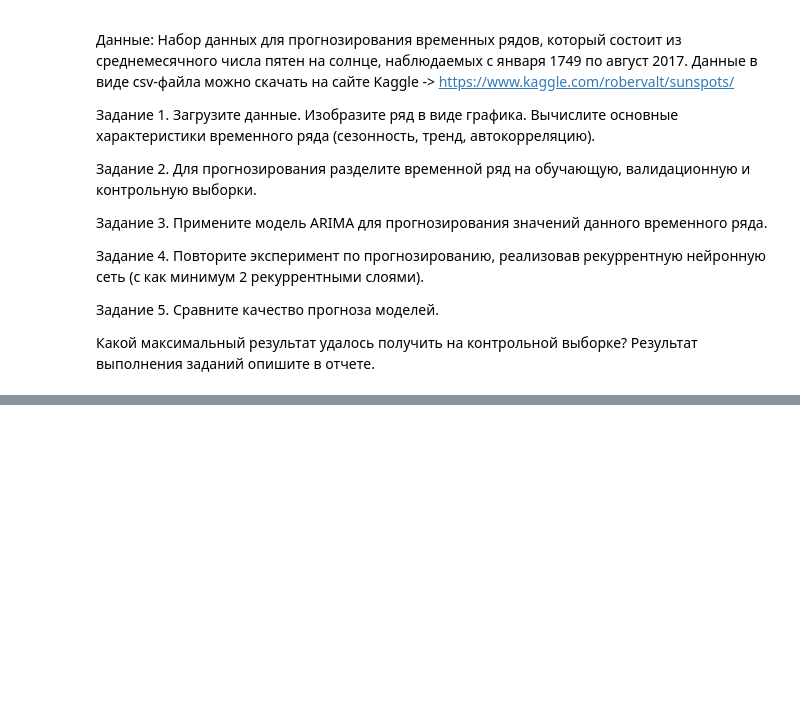
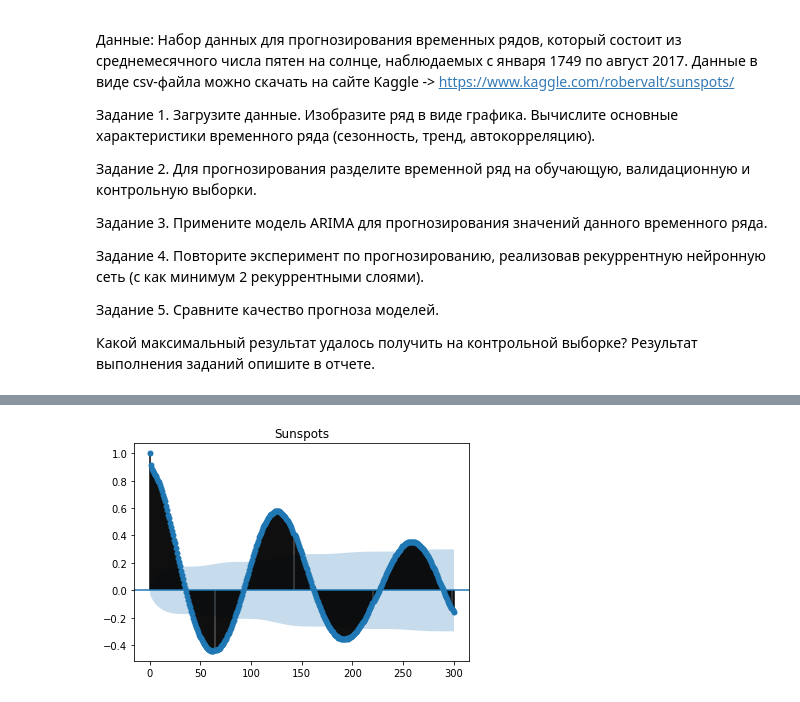
Before and after one commit to denmoroz/mo-labs-2, a Jupyter notebook: Lab8.ipynb, the cells around one changed output, grey strips where cells are left out. Cells and saved outputs as stored; diff of their text form; code cells hidden in the pictures; blank space fills up the shorter version.

```diff
--- a/Lab8.ipynb
+++ b/Lab8.ipynb
@@ -22,0 +87,5 @@
+# %%
+plot_acf(df.Values,lags=300,title='Sunspots')
+plt.show()
+# %% [output]
+[figure, added]
```
Also changed, not shown: parts of 28 cells of this notebook.
